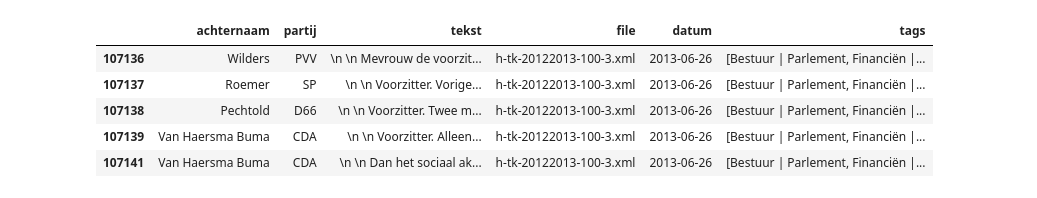
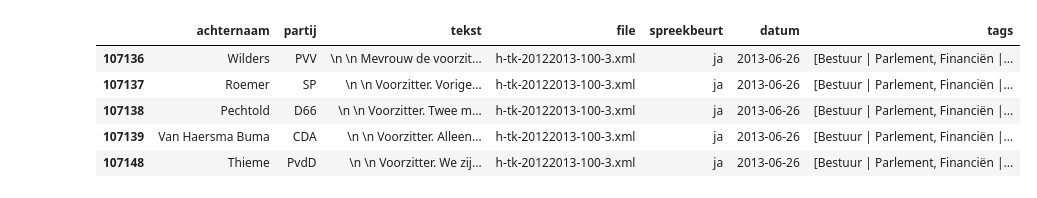
Before and after one commit to jaspervanderheide/Scriptie-Sprekers-TK, a Jupyter notebook: Scraper.ipynb, the cells around one changed output. Cells and saved outputs as stored; diff of their text form; code cells hidden in the pictures.

```diff
--- a/Scraper.ipynb
+++ b/Scraper.ipynb
@@ -41,15 +41,18 @@ i = 0
 for file in listdir('HandelingenTK/'):
     context = etree.iterparse('HandelingenTK/' + file,  tag='spreekbeurt')
     for _, elem in context:
-
+        if elem.get('nieuw') == 'ja':
+            spreekbeurt = "ja"
+        else:
+            spreekbeurt = "nee"
         surname = elem.findtext('spreker/naam/achternaam')
         party = elem.findtext('spreker/politiek')
         text = ' '.join(elem.find('tekst').itertext())
-        enddict[i] = [surname, party, text, file]
-        del surname, party, text
+        enddict[i] = [surname, party, text, file,spreekbeurt]
+        del surname, party, text, spreekbeurt
         i += 1
 df = pd.DataFrame.from_dict(enddict, orient='index')
-df = df.rename(columns={0:'achternaam', 1:'partij', 2:'tekst', 3:'file'})
+df = df.rename(columns={0:'achternaam', 1:'partij', 2:'tekst', 3:'file', 4:'spreekbeurt'})
 # %%
 enddict = {}
 for file in listdir('HandelingenTKmeta'):
@@ -67,17 +70,18 @@ df2 = df2.rename(columns={0:'datum', 1:'tags'})
 # %%
 combineddf = df.join(df2, on='file')
 combineddf = combineddf.dropna()
 #https://stackoverflow.com/questions/29370057/select-dataframe-rows-between-two-dates
 combineddf['datum'] = pd.to_datetime(combineddf['datum'])
 mask = (combineddf['datum'] > '2012-11-05') & (combineddf['datum'] <= '2017-03-23')
 combineddf = combineddf.loc[mask]
+combineddf = combineddf.loc[combineddf['spreekbeurt'] == 'ja']
 combineddf = combineddf[combineddf['partij'].isin(['50PLUS', 'CDA','ChristenUnie','D66','GroenLinks','PVV','PvdA','PvdD','SGP','SP','VVD'])]
 combineddf.to_csv("Handelingen.csv")
 combineddf.head(5)
 # %% [output]
-|  | achternaam | partij | tekst | file | datum | tags |
-| 107136 | Wilders | PVV | \n \n Mevrouw de voorzit... | h-tk-20122013-100-3.xml | 2013-06-26 | [Bestuur | Parlement, Financiën |... |
-| 107137 | Roemer | SP | \n \n Voorzitter. Vorige... | h-tk-20122013-100-3.xml | 2013-06-26 | [Bestuur | Parlement, Financiën |... |
-| 107138 | Pechtold | D66 | \n \n Voorzitter. Twee m... | h-tk-20122013-100-3.xml | 2013-06-26 | [Bestuur | Parlement, Financiën |... |
-| 107139 | Van Haersma Buma | CDA | \n \n Voorzitter. Alleen... | h-tk-20122013-100-3.xml | 2013-06-26 | [Bestuur | Parlement, Financiën |... |
-| 107141 | Van Haersma Buma | CDA | \n \n Dan het sociaal ak... | h-tk-20122013-100-3.xml | 2013-06-26 | [Bestuur | Parlement, Financiën |... |
+|  | achternaam | partij | tekst | file | spreekbeurt | datum | tags |
+| 107136 | Wilders | PVV | \n \n Mevrouw de voorzit... | h-tk-20122013-100-3.xml | ja | 2013-06-26 | [Bestuur | Parlement, Financiën |... |
+| 107137 | Roemer | SP | \n \n Voorzitter. Vorige... | h-tk-20122013-100-3.xml | ja | 2013-06-26 | [Bestuur | Parlement, Financiën |... |
+| 107138 | Pechtold | D66 | \n \n Voorzitter. Twee m... | h-tk-20122013-100-3.xml | ja | 2013-06-26 | [Bestuur | Parlement, Financiën |... |
+| 107139 | Van Haersma Buma | CDA | \n \n Voorzitter. Alleen... | h-tk-20122013-100-3.xml | ja | 2013-06-26 | [Bestuur | Parlement, Financiën |... |
+| 107148 | Thieme | PvdD | \n \n Voorzitter. We zij... | h-tk-20122013-100-3.xml | ja | 2013-06-26 | [Bestuur | Parlement, Financiën |... |
```
Also changed, not shown: 4 other files.
